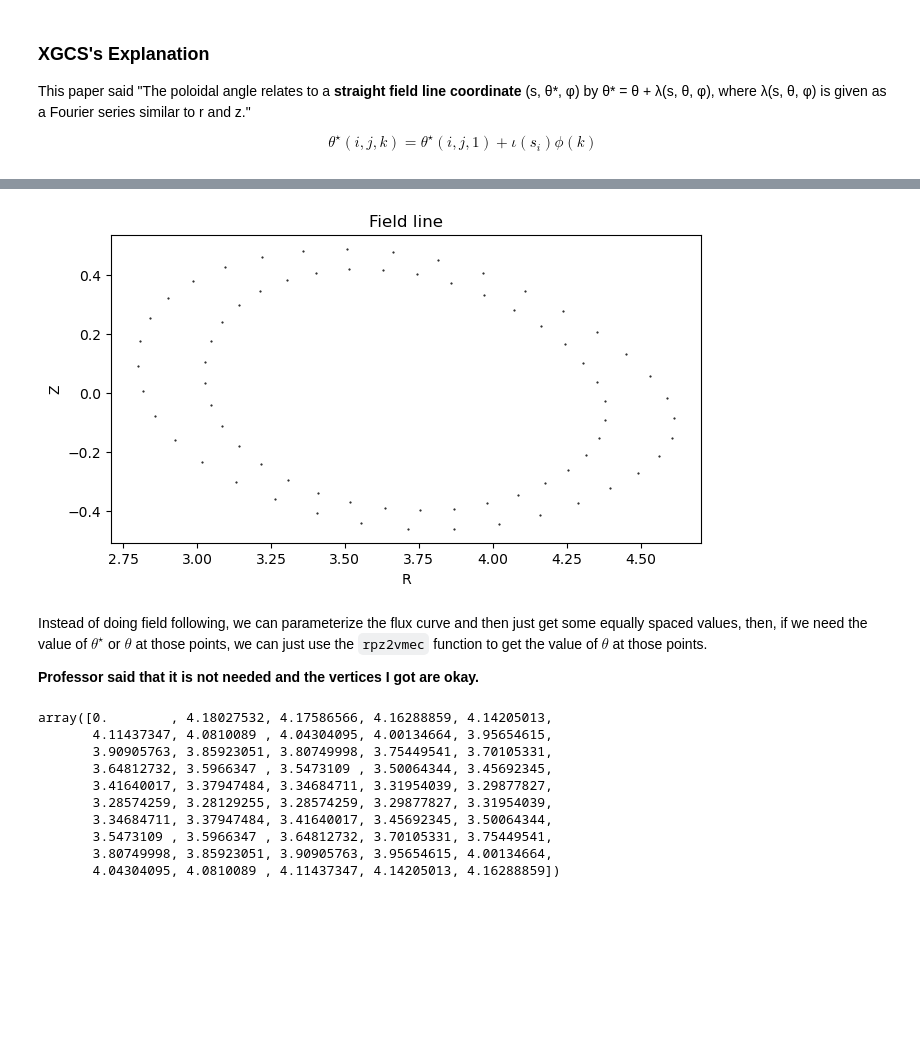
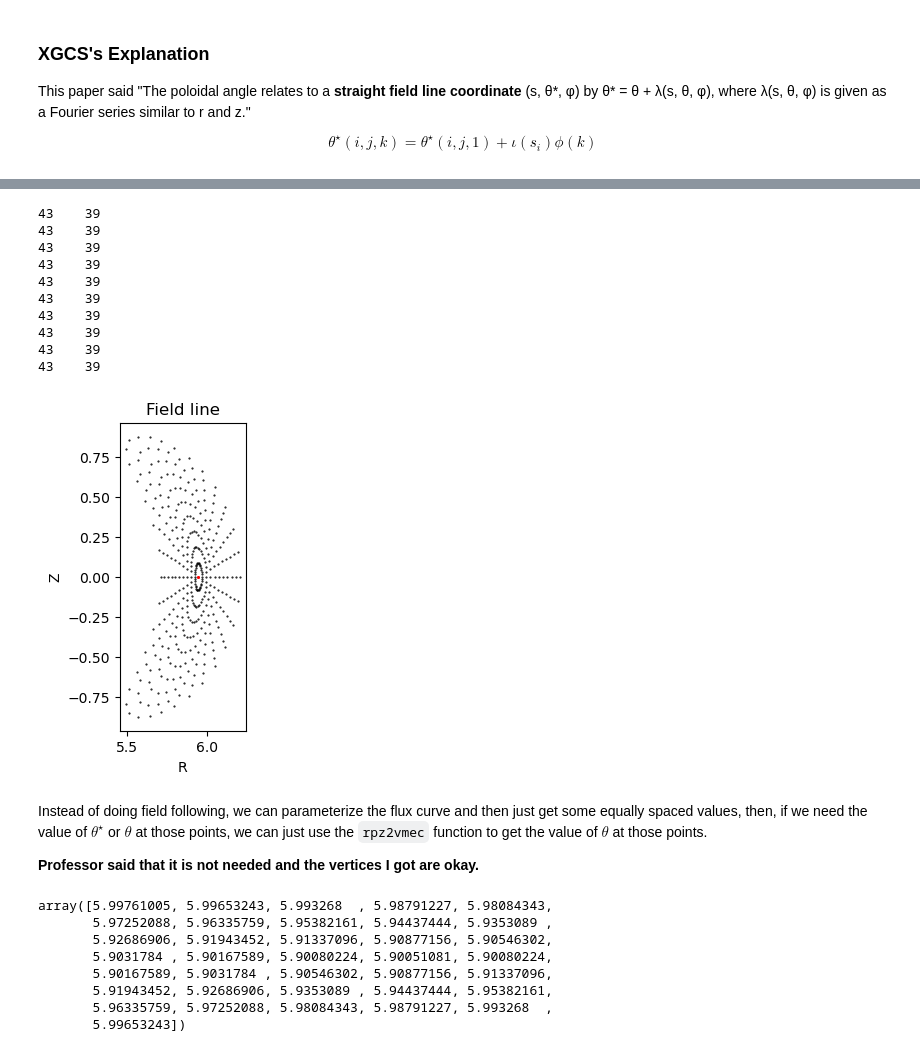
Before and after one commit to Fuad-HH/pystell_uw, a Jupyter notebook: readVmec.ipynb, the cells around one changed output, grey strips where cells are left out. Drawn from its saved outputs; the diff is of its cells as text; code cells hidden in the pictures; blank space fills up the shorter version.

Commit message:
local changes
I haven't worked on this for long time and not sure about the new changes.

```diff
--- a/readVmec.ipynb
+++ b/readVmec.ipynb
@@ -374,42 +371,87 @@ ax.set_ylabel('Z')
 ax.set_title('Field line')
 ax.set_aspect('equal')
 
+k = 3
 ss = [0.7, 1]
+# s geoes from 0 to 1 (excluding 0) with squaring each time
+ss = np.linspace(0.09, 1, num=10)**2
 
 R = np.zeros((N_theta_star, len(ss)))
 Z = np.zeros((N_theta_star, len(ss)))
 phi = np.zeros((N_theta_star, len(ss)))
 
 # create a file called fieldline.dat for all field lines
 # create and write the heading to the files first
 # the heading contains the number of field lines and the number of points in each field line
 with open('fieldline.dat', 'w') as f:
     f.write(str(len(ss))+' '+str(N_theta_star)+'\n')
 
+# another file for saving the bspline interpolation for each field line
+with open('bspline.dat', 'w') as f:
+    f.write(str(len(ss))+' '+str(N_theta_star)+' '+str(k)+'\n')
+
+# add another line for the axis of the stellarator
+rax, zax = data.axis(0)
+with open('fieldline.dat', 'a') as f:
+    f.write(str(rax)+' '+str(zax)+'\n')
+
 # plot and write the field lines to a file
 for s in range(len(ss)):
     j = s
     s = ss[s]
     for i in range(0, N_theta_star):
-        R[i,j], phi[i,j], Z[i,j] = data.vmec2rpz(s, theta_star[data.s2fs(s), i, 36], 35/36)
+        R[i,j], phi[i,j], Z[i,j] = data.vmec2rpz(s, theta_star[data.s2fs(s), i, 0], 0/36)
 
     ax.plot(R[:,j], Z[:,j], 'k.', markersize=1)
+    ax.plot(rax, zax, 'r.', markersize=1)
     # now write the field line to the file
     with open('fieldline.dat', 'a') as f:
-        f.write('\ns='+str(s)+'\n')
+        f.write('\ns'+'\n')
         for i in range(0, N_theta_star):
             f.write(str(R[i,j])+' '+str(Z[i,j])+'\n')
+
+    # calculate the bspline interpolation and write to the bspline.dat file
+    splR = R[:,j]
+    splZ = Z[:,j]
+    # append the first point to the end to close the curve
+    splR = np.append(splR, splR[0])
+    splZ = np.append(splZ, splZ[0])
+
+
+    tck, u = splprep([splR, splZ], s=0, k=k, per=True)
+    print(len(tck[0]), "  ", len(tck[1][0]))
+    # write the control points to the file
+    with open('bspline.dat', 'a') as f:
+        f.write('\nctrlPts'+'\n')
+        for i in range(0, len(tck[1][0])):
+            f.write(str(tck[1][0][i])+' '+str(tck[1][1][i])+'\n')
+    # write the knots to the file
+    with open('bspline.dat', 'a') as f:
+        f.write('\nknots'+'\n')
+        for i in range(0, len(tck[0])):
+            f.write(str(tck[0][i])+' ')
+        f.write('\n')
 
 
 # add lines between points
 n_lines = 0
 initial_point = 0
 for i in range(initial_point, initial_point+n_lines):
     ax.plot((R[i,0], R[i,1]),(Z[i,0],Z[i,1]), 'r-')
 
 plt.show()
 # %% [output]
+43    39
+43    39
+43    39
+43    39
+43    39
+43    39
+43    39
+43    39
+43    39
+43    39
-[figure, old version]
+[figure, new version]
 # %% [markdown]
 Instead of doing field following, we can parameterize the flux curve and then just get some equally spaced values, then, if we need the value of $\theta^{\star}$ or $\theta$ at those points, we can just use the `rpz2vmec` function to get the value of $\theta$ at those points.
 
@@ -417,13 +459,11 @@ Instead of doing field following, we can parameterize the flux curve and then ju
 # %%
 R[:, 1]
 # %% [output]
-array([0.        , 4.18027532, 4.17586566, 4.16288859, 4.14205013,
-       4.11437347, 4.0810089 , 4.04304095, 4.00134664, 3.95654615,
-       3.90905763, 3.85923051, 3.80749998, 3.75449541, 3.70105331,
-       3.64812732, 3.5966347 , 3.5473109 , 3.50064344, 3.45692345,
-       3.41640017, 3.37947484, 3.34684711, 3.31954039, 3.29877827,
-       3.28574259, 3.28129255, 3.28574259, 3.29877827, 3.31954039,
-       3.34684711, 3.37947484, 3.41640017, 3.45692345, 3.50064344,
-       3.5473109 , 3.5966347 , 3.64812732, 3.70105331, 3.75449541,
-       3.80749998, 3.85923051, 3.90905763, 3.95654615, 4.00134664,
-       4.04304095, 4.0810089 , 4.11437347, 4.14205013, 4.16288859])
+array([5.99761005, 5.99653243, 5.993268  , 5.98791227, 5.98084343,
+       5.97252088, 5.96335759, 5.95382161, 5.94437444, 5.9353089 ,
+       5.92686906, 5.91943452, 5.91337096, 5.90877156, 5.90546302,
+       5.9031784 , 5.90167589, 5.90080224, 5.90051081, 5.90080224,
+       5.90167589, 5.9031784 , 5.90546302, 5.90877156, 5.91337096,
+       5.91943452, 5.92686906, 5.9353089 , 5.94437444, 5.95382161,
+       5.96335759, 5.97252088, 5.98084343, 5.98791227, 5.993268  ,
+       5.99653243])
```
Also changed, not shown: parts of 27 cells of this notebook, 6 other files.
